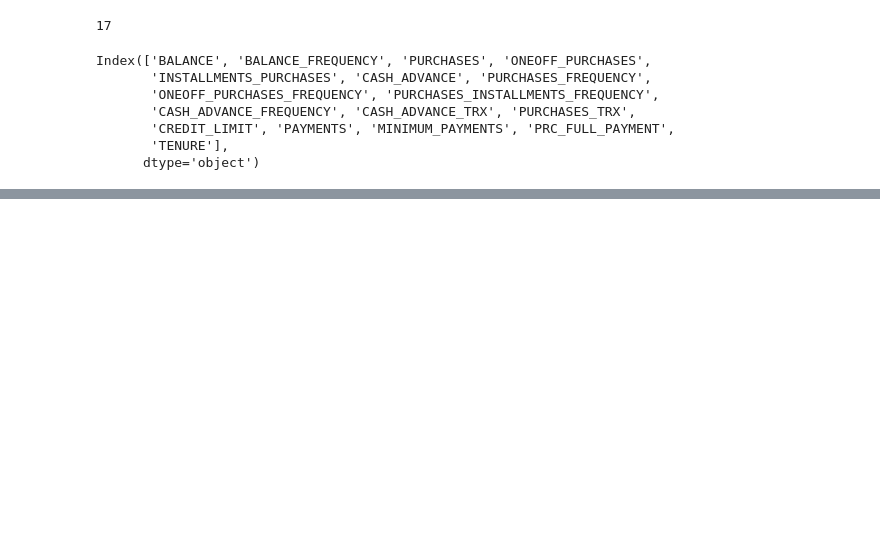
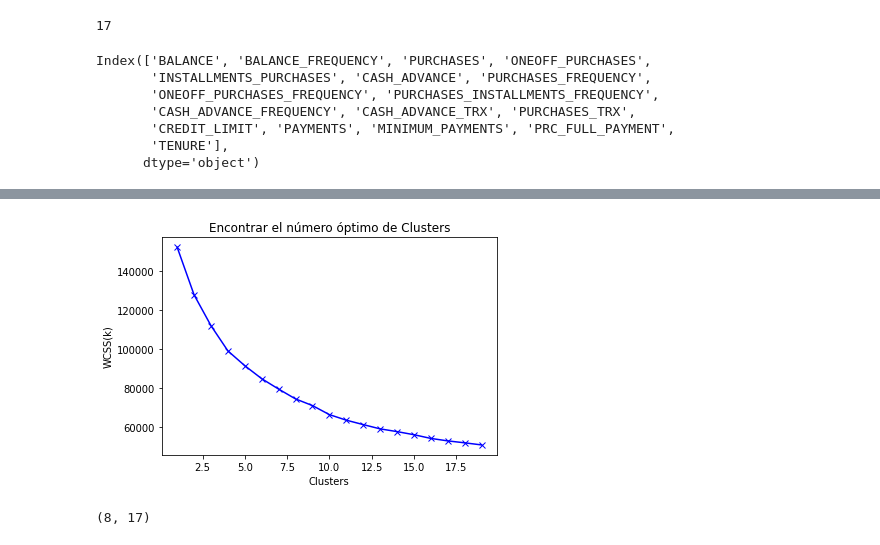
Before and after one commit to dvsociety/Data-Science, a Jupyter notebook: Marketing/Marketing.ipynb, the cells around one changed output, grey strips where cells are left out. Saved outputs shown, nothing was run; the diff lists cells and outputs as text; code cells hidden in the pictures; blank space fills up the shorter version.

```diff
--- a/Marketing/Marketing.ipynb
+++ b/Marketing/Marketing.ipynb
@@ -208,0 +217,4 @@ correlations = creditcard_df.corr()
+# %%
+# Escalo el dataset
+scaler = StandardScaler()
+creditcard_df_scaled = scaler.fit_transform(creditcard_df)
@@ -208,0 +241,24 @@ correlations = creditcard_df.corr()
+# %%
+scores_1 = []
+
+range_values = range(1, 20)
+
+for i in range_values:
+    kmeans = KMeans(n_clusters = i)
+    kmeans.fit(creditcard_df_scaled)
+    scores_1.append(kmeans.inertia_) #WCSS
+
+
+plt.plot(range_values, scores_1, 'bx-')
+plt.title("Encontrar el número óptimo de Clusters")
+plt.xlabel("Clusters")
+plt.ylabel("WCSS(k)")
+plt.show()
+
+
+
+# Con el gráfico puedo ver que en 4 clusters es donde se forma el codo de la curva.
+# Sin embargo, los valores no se reducen a una forma lineal hasta el 8º cluster.
+# Elijo entonces un número de clusters igual a 8.
+# %% [output]
+[figure, added]
@@ -208,0 +270,4 @@ correlations = creditcard_df.corr()
+# %%
+kmeans.cluster_centers_.shape
+# %% [output]
+(8, 17)
```
Also changed, not shown: parts of 33 cells of this notebook, 1 other file.
